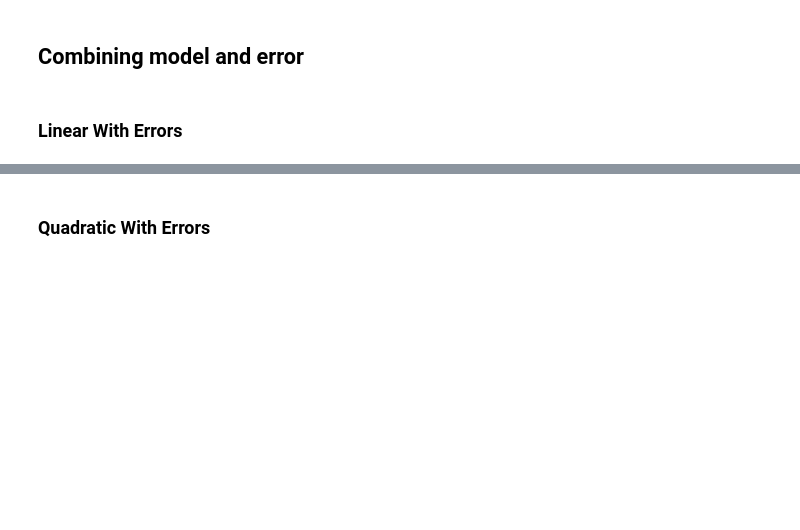
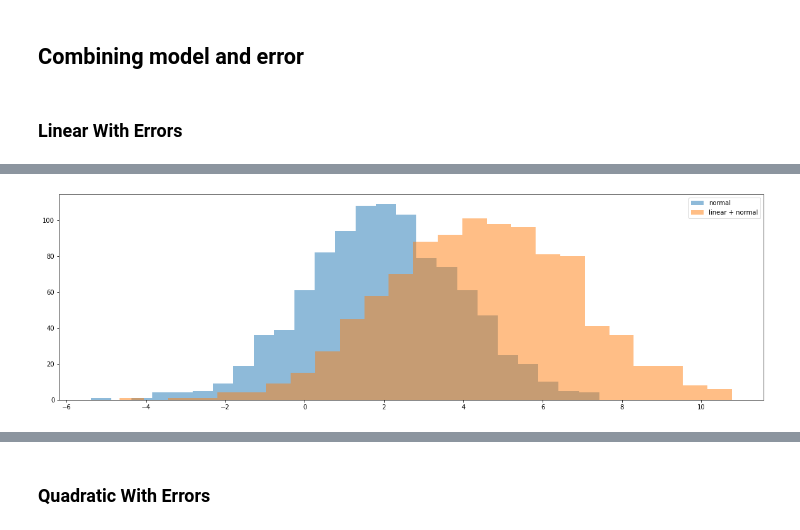
Before and after one commit to FreeLike76/KpiDataScience, a Jupyter notebook: main.ipynb, the cells around one changed output, grey strips where cells are left out. Saved outputs shown, nothing was run; the diff lists cells and outputs as text; code cells hidden in the pictures; blank space fills up the shorter version.

```diff
--- a/main.ipynb
+++ b/main.ipynb
@@ -162 +163,8 @@ plt.show()
+# %%
+plt.hist(normal_error, bins=25, alpha=0.5, label="normal")
+plt.hist(linear_model_normal, bins=25, alpha=0.5, label="linear + normal")
+plt.legend()
+plt.show()
+# %% [output]
+[figure, added]
 # %%
```
Also changed, not shown: parts of 10 cells of this notebook.
